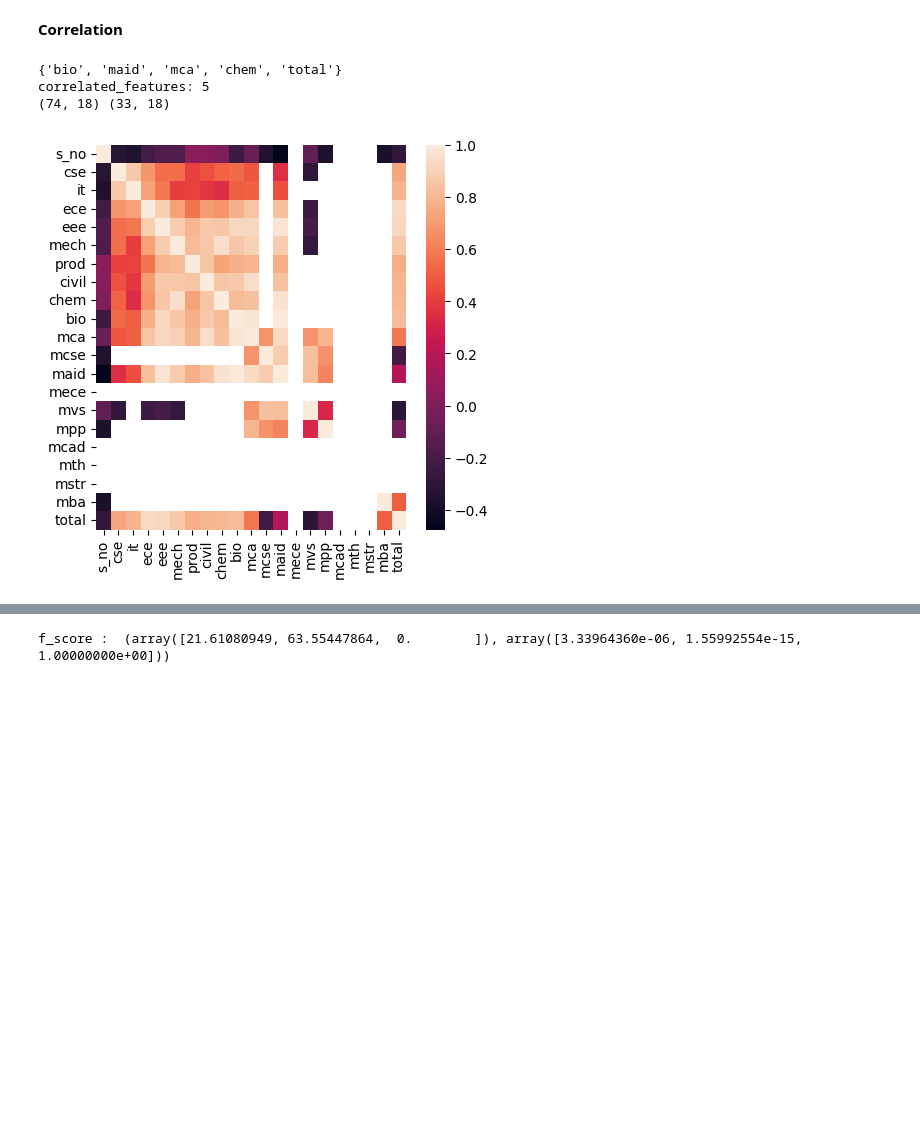
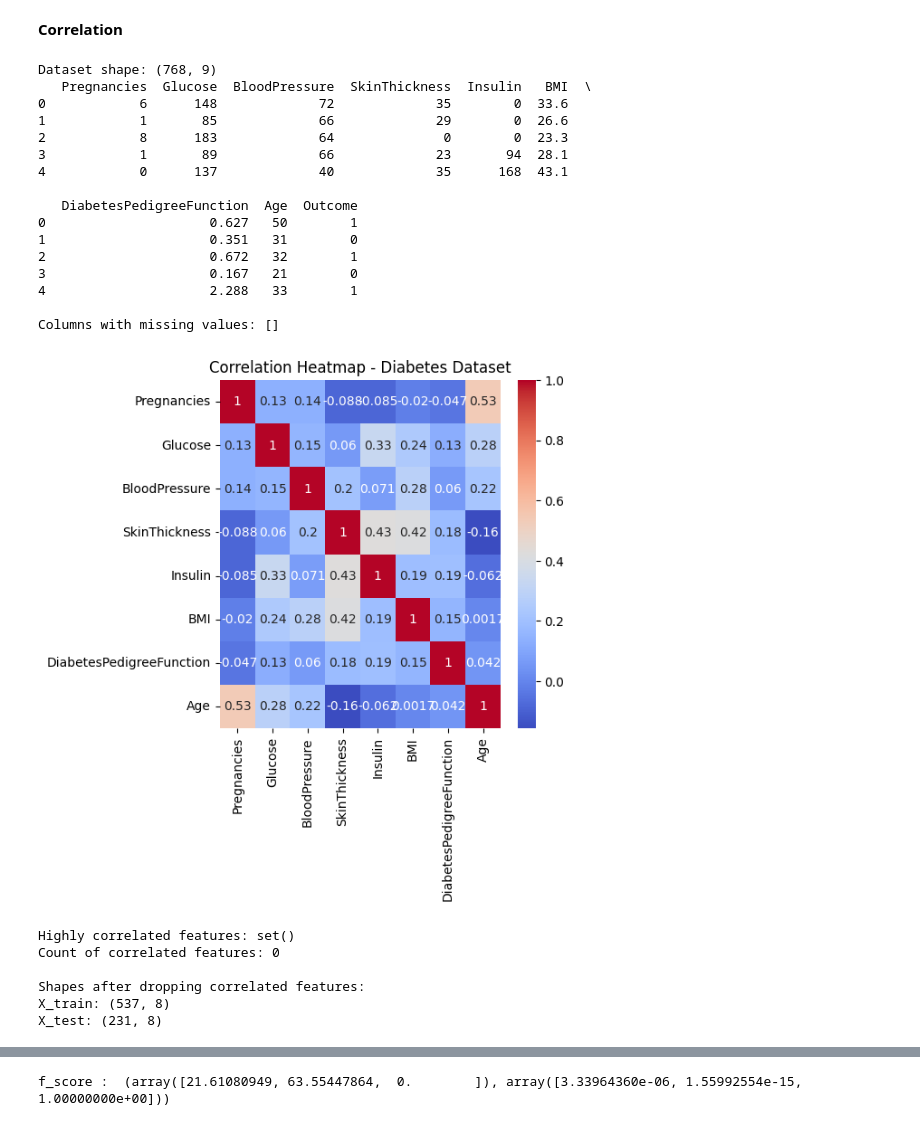
Before and after one commit to karthik-1311/Machine-Learning, a Jupyter notebook: MLlab.ipynb, the cells around one changed output, grey strips where cells are left out. Saved outputs shown, nothing was run; the diff lists cells and outputs as text; code cells hidden in the pictures; blank space fills up the shorter version.

```diff
--- a/MLlab.ipynb
+++ b/MLlab.ipynb
@@ -462,55 +462,90 @@ import pandas as pd
 import numpy as np
 from sklearn.model_selection import train_test_split
 from sklearn.feature_selection import VarianceThreshold
-df = pd.read_csv("/content/2022-23-placements.csv")
-df.shape
-df.head()
-[col for col in df.columns if df[col].isnull().sum()>0]
 
-X_train,X_test,y_train,y_test=train_test_split(
-    df.drop(labels=['ctc'],axis=1),
-    df['ctc'],
+# Load dataset
+df = pd.read_csv("diabetes_DT.csv")
+
+# Display dataset shape and first few rows
+print("Dataset shape:", df.shape)
+print(df.head())
+
+# Check for missing values
+missing_cols = [col for col in df.columns if df[col].isnull().sum() > 0]
+print("\nColumns with missing values:", missing_cols)
+
+# Split into features and target
+# (Assuming target column is 'Outcome' — change if different in your file)
+X_train, X_test, y_train, y_test = train_test_split(
+    df.drop(labels=['Outcome'], axis=1),
+    df['Outcome'],
     test_size=0.3,
     random_state=0
 )
 
-# Select only numeric columns for correlation calculation
+# Select only numeric columns for correlation
 X_train_numeric = X_train.select_dtypes(include=np.number)
 
+# Correlation heatmap
 corrmat = X_train_numeric.corr()
 fig, ax = plt.subplots()
 fig.set_size_inches(5, 5)
-sns.heatmap(corrmat)
+sns.heatmap(corrmat, cmap="coolwarm", annot=True)
+plt.title("Correlation Heatmap - Diabetes Dataset")
+plt.show()
 
 print('\n')
 
+# Correlation grouping
 group_feature_ls = []
 correlation_group = []
 
+# Function to find correlated features
 def correlation(dataset, threshold):
     col_corr = set()
     corr_matrix = dataset.corr()
     for i in range(len(corr_matrix.columns)):
         for j in range(i):
             if abs(corr_matrix.iloc[i, j]) > threshold:
                 colname = corr_matrix.columns[i]
                 col_corr.add(colname)
     return col_corr
 
-# Calculate correlated features on the numeric subset
+# Get correlated features above threshold (0.9)
 corr_features = correlation(X_train_numeric, 0.9)
 correlated_features = set(corr_features)
-print(correlated_features, "\ncorrelated_features:", len(correlated_features))
+print("Highly correlated features:", correlated_features)
+print("Count of correlated features:", len(correlated_features))
 
-# Drop correlated features from the original X_train and X_test
-X_train.drop(labels = correlated_features, axis = 1, inplace=True)
-X_test.drop(labels = correlated_features, axis = 1, inplace=True)
-print(X_train.shape, X_test.shape)
+# Drop correlated features from training and testing sets
+X_train.drop(labels=correlated_features, axis=1, inplace=True)
+X_test.drop(labels=correlated_features, axis=1, inplace=True)
 
-print('\n')
+print("\nShapes after dropping correlated features:")
+print("X_train:", X_train.shape)
+print("X_test:", X_test.shape)
 # %% [output]
-{'bio', 'maid', 'mca', 'chem', 'total'}
-correlated_features: 5
-(74, 18) (33, 18)
+Dataset shape: (768, 9)
+   Pregnancies  Glucose  BloodPressure  SkinThickness  Insulin   BMI  \
+0            6      148             72             35        0  33.6
+1            1       85             66             29        0  26.6
+2            8      183             64              0        0  23.3
+3            1       89             66             23       94  28.1
+4            0      137             40             35      168  43.1
+
+   DiabetesPedigreeFunction  Age  Outcome
+0                     0.627   50        1
+1                     0.351   31        0
+2                     0.672   32        1
+3                     0.167   21        0
+4                     2.288   33        1
+
+Columns with missing values: []
-[figure, old version]
+[figure, new version]
+Highly correlated features: set()
+Count of correlated features: 0
+
+Shapes after dropping correlated features:
+X_train: (537, 8)
+X_test: (231, 8)
 # %%
```
Also changed, not shown: parts of 1 cell of this notebook.
